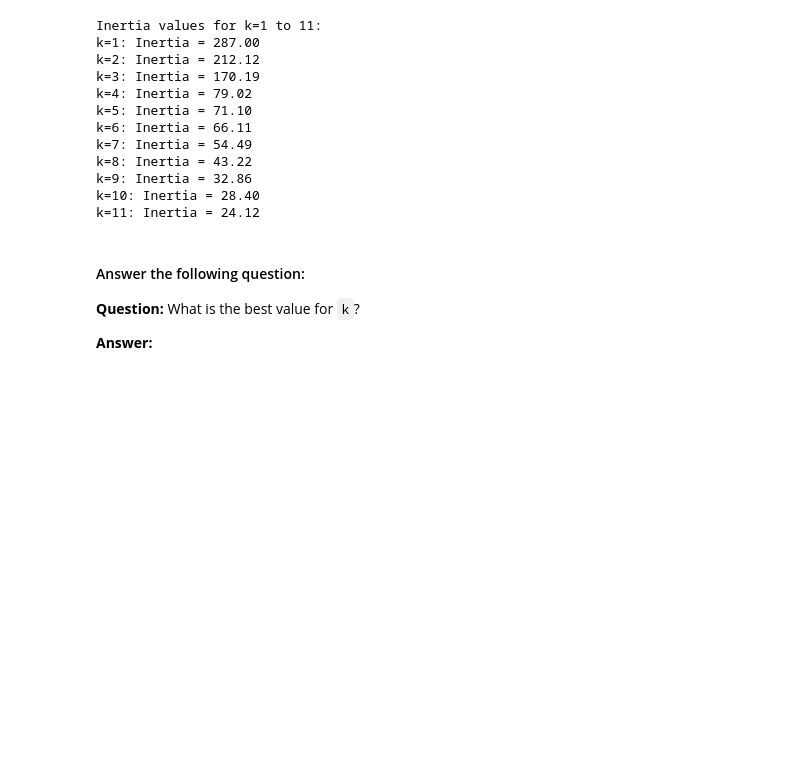
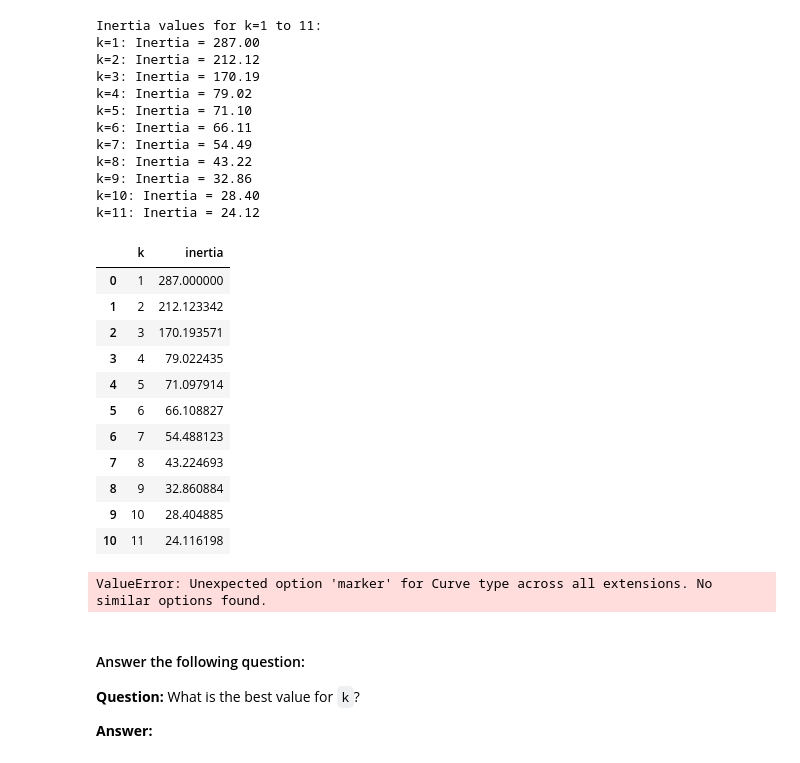
Before and after one commit to juliocezarcarneiro/CryptoClustering, a Jupyter notebook: Crypto_Clustering.ipynb, the cells around one changed output. Cells and saved outputs as stored; diff of their text form; code cells hidden in the pictures; blank space fills up the shorter version.

```diff
--- a/Crypto_Clustering.ipynb
+++ b/Crypto_Clustering.ipynb
@@ -136,6 +136,26 @@ k=10: Inertia = 28.40
 k=11: Inertia = 24.12
 # %%
 # Create a dictionary with the data to plot the Elbow curve
-
+elbow_data = {
+    'k': list(range(1,12)),
+    'inertia': inertia
+}
 
 # Create a DataFrame with the data to plot the Elbow curve
+elbow_df = pd.DataFrame(elbow_data)
+
+# Display the DataFrame
+display(elbow_df)
+# %% [output]
+|  | k | inertia |
+| 0 | 1 | 287.000000 |
+| 1 | 2 | 212.123342 |
+| 2 | 3 | 170.193571 |
+| 3 | 4 | 79.022435 |
+| 4 | 5 | 71.097914 |
+| 5 | 6 | 66.108827 |
+| 6 | 7 | 54.488123 |
+| 7 | 8 | 43.224693 |
+| 8 | 9 | 32.860884 |
+| 9 | 10 | 28.404885 |
+| 10 | 11 | 24.116198 |
@@ -145,3 +162,48 @@ k=11: Inertia = 24.12
+# %%
+# Plot a line chart with all the inertia values computed with
+# the different values of k to visually identify the optimal value for k.
+# Create the elbow plot with hover-based annotation
+elbow_plot = (
+    # Base line with markers
+    elbow_df.hvplot.line(
+        x='k',
+        y='inertia',
+        xticks=list(range(1, 12)),
+        title=f'Elbow Method (Optimal k={optimal_k})',
+        xlabel='Number of Clusters (k)',
+        ylabel='Inertia',
+        grid=True,
+        width=600,
+        height=400
+    ).opts(
+        marker='o',       # Circle markers
+        size=8,          # Marker size
+        line_width=2     # Line thickness
+    )
+
+    *
+    # Highlight optimal point (visible)
+    pd.DataFrame({
+        'k': [optimal_k],
+        'inertia': [optimal_inertia],
+        'Label': [f'Optimal k={optimal_k}']  # For hover tool
+    }).hvplot.scatter(
+        x='k',
+        y='inertia',
+        size=120,
+        color='red',
+        hover_cols=['Label']  # Shows text on hover
+    )
+)
+
+# Enable enhanced hover tools
+elbow_plot.opts(
+    tools=['hover'],
+    hover_line_color='red',
+    hover_fill_color='red'
+)
+# %% [output]
+ValueError: Unexpected option 'marker' for Curve type across all extensions. No similar options found.
 # %% [markdown]
 #### Answer the following question:
 
```
Also changed, not shown: parts of 1 cell of this notebook.
